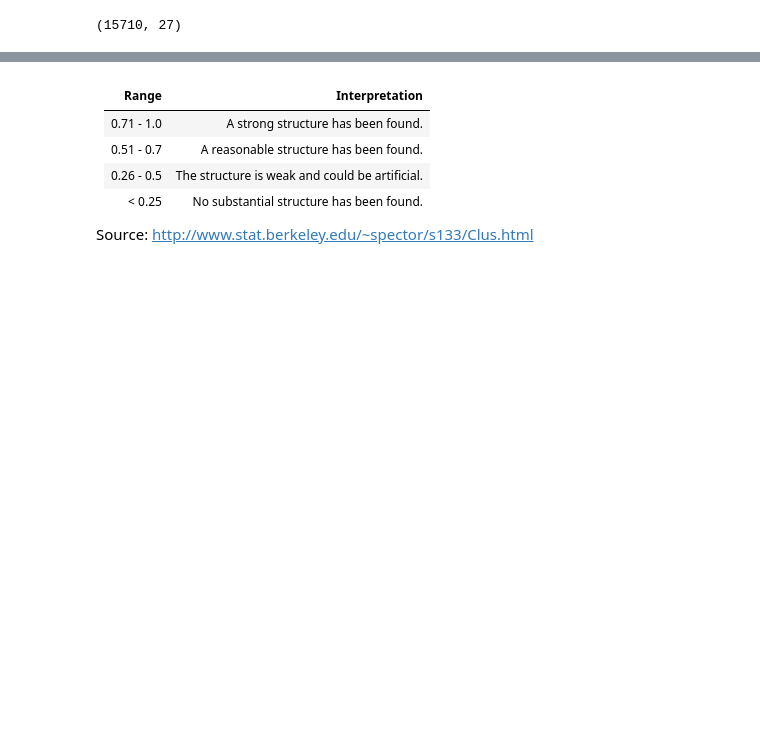
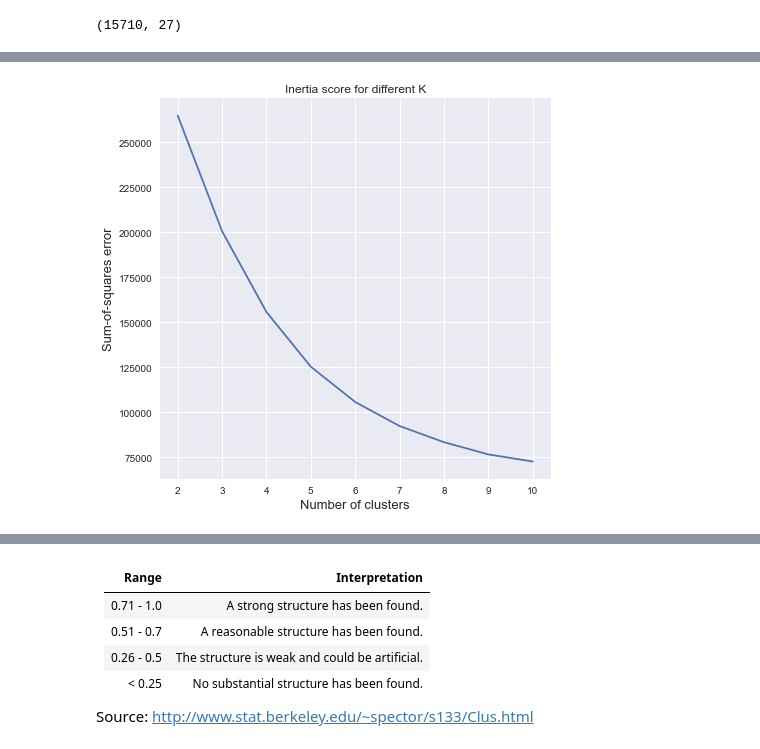
Before and after one commit to jvrnuno/Hotel_Customer_Segmentation, a Jupyter notebook: notebooks/4_Modeling.ipynb, the cells around one changed output, grey strips where cells are left out. Cells and saved outputs as stored; diff of their text form; code cells hidden in the pictures; blank space fills up the shorter version.

```diff
--- a/notebooks/4_Modeling.ipynb
+++ b/notebooks/4_Modeling.ipynb
@@ -175,15 +61,0 @@ __Cluster size__
-# %%
-# Initializes the model with selected K, fit and predict the labels for the dataset
-kmeans = KMeans(n_clusters=5, random_state=42).fit(x_15cols)
-labels_km = kmeans.predict(x_15cols)
-
-kmeans_df = pd.DataFrame(labels_km, columns=['cluster_id'])
-
-# Create plot
-fig = plt.figure(figsize=(5, 5))
-kmeans_df.value_counts().sort_index().plot.bar()
-plt.xlabel('Cluster', fontsize=13)
-plt.title('K-Means clusters size distribution', fontsize=14)
-plt.ylabel('N of data points', fontsize=13)
-plt.xticks(ticks=[0,1,2,3,4], labels=['K 1','K 2','K 3','K 4','K 5'], rotation=0)
-plt.show()
@@ -261,0 +91,5 @@ plt.show()
+# %%
+# Initializes PCA with the 6 components
+
+pca = PCA(n_components=6)
+x_6cols = pca.fit_transform(x_cols)
@@ -261,0 +110,23 @@ plt.show()
+# %%
+# Creates empty list to store inertia values
+iner = []
+
+# Calculates inertia for the number of clusters selected
+for i in range(2, 11):
+    kmeans = KMeans(n_clusters=i).fit(x_6cols)
+    iner.append(kmeans.inertia_)
+# %%
+# Creates x axis for the plot with number of clusters
+xs = np.arange(2, 11, 1)
+
+# Creates figure and plot
+fig, ax1 = plt.subplots(figsize=(7,7))
+ax1.plot(xs, iner)
+ax1.set_title('Inertia score for different K')
+ax1.set_xlabel('Number of clusters', fontsize=13)
+ax1.set_xticks([2,3,4,5,6,7,8,9,10])
+ax1.set_ylabel('Sum-of-squares error', fontsize=13)
+
+plt.show()
+# %% [output]
+[figure, added]
```
Also changed, not shown: parts of 82 cells of this notebook, 10 other files.
